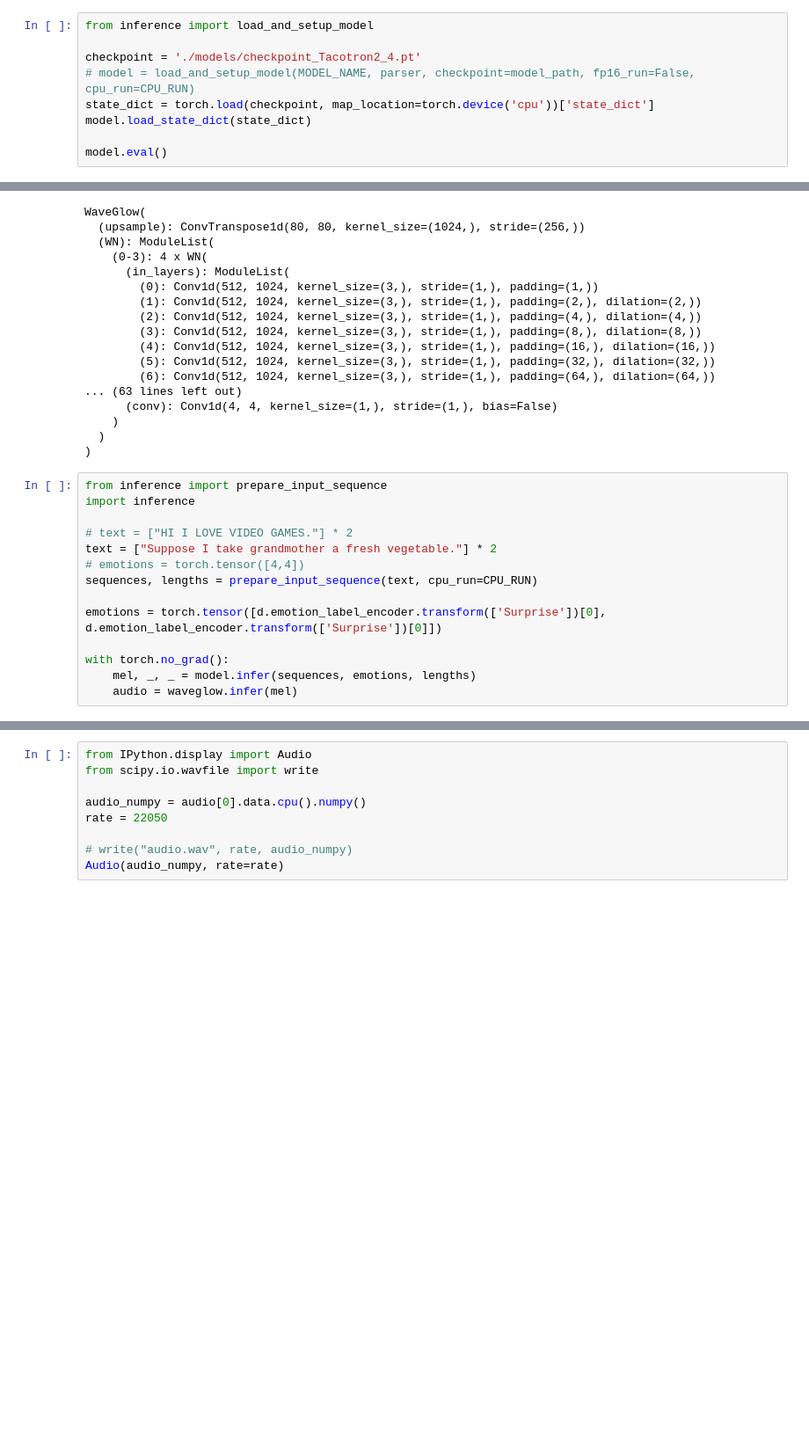
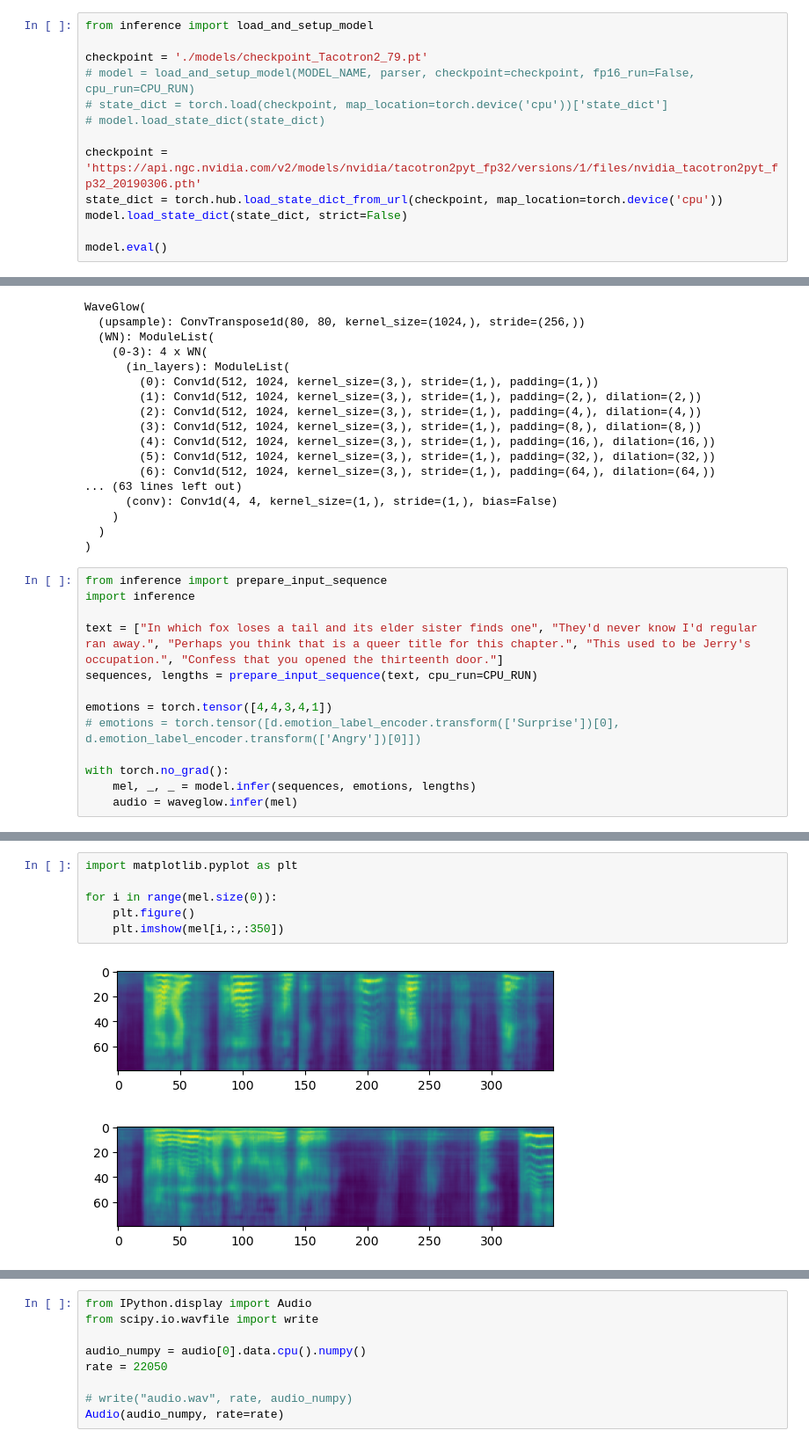
Before and after one commit to arshsinghal6/emotion_tts, a Jupyter notebook: tacotron_train.ipynb, the cells around one changed output, grey strips where cells are left out. Shown at 88% size. Cells and saved outputs as stored; diff of their text form; blank space fills up the shorter version.

Commit message:
testing code with checkpoints

```diff
--- a/tacotron_train.ipynb
+++ b/tacotron_train.ipynb
@@ -264,10 +261,14 @@ def infer(checkpoint: str):
 # %%
 from inference import load_and_setup_model
 
-checkpoint = './models/checkpoint_Tacotron2_4.pt'
-# model = load_and_setup_model(MODEL_NAME, parser, checkpoint=model_path, fp16_run=False, cpu_run=CPU_RUN)
-state_dict = torch.load(checkpoint, map_location=torch.device('cpu'))['state_dict']
-model.load_state_dict(state_dict)
+checkpoint = './models/checkpoint_Tacotron2_79.pt'
+# model = load_and_setup_model(MODEL_NAME, parser, checkpoint=checkpoint, fp16_run=False, cpu_run=CPU_RUN)
+# state_dict = torch.load(checkpoint, map_location=torch.device('cpu'))['state_dict']
+# model.load_state_dict(state_dict)
+
+checkpoint = 'https://api.ngc.nvidia.com/v2/models/nvidia/tacotron2pyt_fp32/versions/1/files/nvidia_tacotron2pyt_fp32_20190306.pth'
+state_dict = torch.hub.load_state_dict_from_url(checkpoint, map_location=torch.device('cpu'))
+model.load_state_dict(state_dict, strict=False)
 
 model.eval()
 # %% [output]
@@ -321,12 +322,11 @@ WaveGlow(
 from inference import prepare_input_sequence
 import inference
 
-# text = ["HI I LOVE VIDEO GAMES."] * 2
-text = ["Suppose I take grandmother a fresh vegetable."] * 2
-# emotions = torch.tensor([4,4])
+text = ["In which fox loses a tail and its elder sister finds one", "They'd never know I'd regular ran away.", "Perhaps you think that is a queer title for this chapter.", "This used to be Jerry's occupation.", "Confess that you opened the thirteenth door."]
 sequences, lengths = prepare_input_sequence(text, cpu_run=CPU_RUN)
 
-emotions = torch.tensor([d.emotion_label_encoder.transform(['Surprise'])[0], d.emotion_label_encoder.transform(['Surprise'])[0]])
+emotions = torch.tensor([4,4,3,4,1])
+# emotions = torch.tensor([d.emotion_label_encoder.transform(['Surprise'])[0], d.emotion_label_encoder.transform(['Angry'])[0]])
 
 with torch.no_grad():
     mel, _, _ = model.infer(sequences, emotions, lengths)
@@ -335,0 +334,9 @@ Warning! Reached max decoder steps
+# %%
+import matplotlib.pyplot as plt
+
+for i in range(mel.size(0)):
+    plt.figure()
+    plt.imshow(mel[i,:,:350])
+# %% [output]
+[figure, added]
+[figure, added]
```
Also changed, not shown: parts of 7 cells of this notebook, 1 other file.
